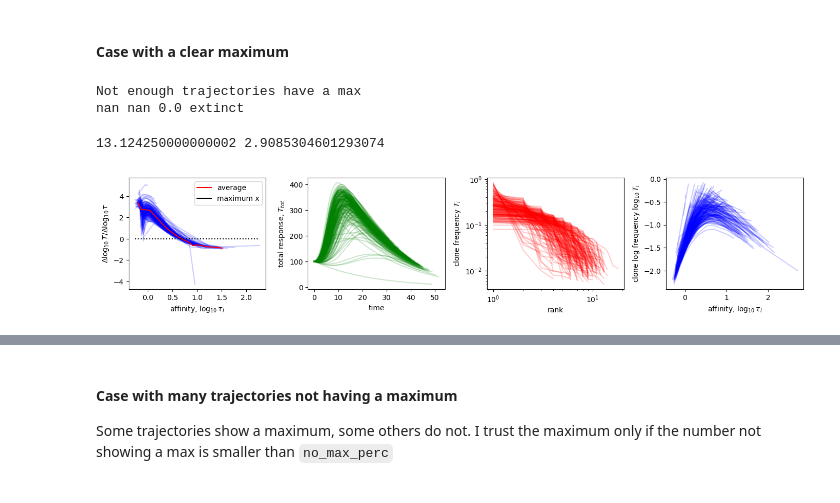
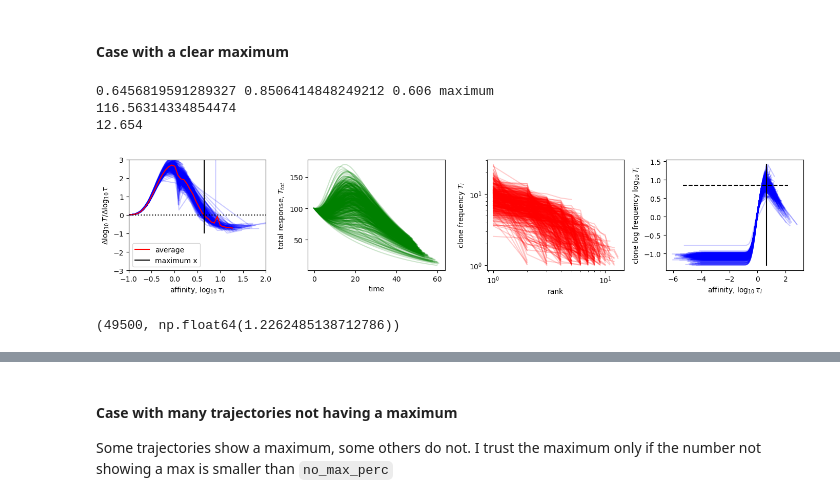
Before and after one commit to statbiophys/TT-inhibition, a Jupyter notebook: phase_diagram_procedure.ipynb, the cells around one changed output, grey strips where cells are left out. Drawn from its saved outputs; the diff is of its cells as text; code cells hidden in the pictures.

Commit message:
computing time of peak and improving max detection

```diff
--- a/phase_diagram_procedure.ipynb
+++ b/phase_diagram_procedure.ipynb
@@ -115,7 +114,7 @@ def evaluate_max_result(x_max, n_x_max, no_max_perc, verbose=False):
     return x_max
 
 
-def plot_max_procedure(taus_mat, Tfreqs_mat, x_max, y_max, T_tot, times, smooth_bins=30, xlim=None):
+def plot_max_procedure(taus_mat, Ts_mat, x_max, y_max, T_tot, times, smooth_bins=50, xlim=None):
     """
     Plotting derivatives and logT vs. logtau trajectories with the identified maximum
     """
@@ -129,14 +128,19 @@ def plot_max_procedure(taus_mat, Tfreqs_mat, x_max, y_max, T_tot, times, smooth_
         ax1.set_xlim(xlim)
         ax2.set_xlim(xlim)
 
-    logtaus, logTfreq = [np.log10(t) for t in taus_mat], [np.log10(t) for t in Tfreqs_mat]
+    logtaus, logTfreq = [np.log10(t) for t in taus_mat], [np.log10(t) for t in Ts_mat]
     tau_sort_i = [np.argsort(t) for t in logtaus]
     logtaus = [logtaus[i][tau_sort_i[i]] for i in range(len(logtaus))]
     logTfreq = [logTfreq[i][tau_sort_i[i]] for i in range(len(logTfreq))]
     ders = [(logTfreq[i][1:] - logTfreq[i][:-1]) / (logtaus[i][1:] - logtaus[i][:-1]) for i in range(len(logtaus))]
     mid_logtaus = [(logtaus[i][1:] + logtaus[i][:-1]) / 2.0 for i in range(len(logtaus))]
-    bins = np.linspace(np.min(np.concatenate(mid_logtaus)), np.max(np.concatenate(mid_logtaus)), smooth_bins)
-    smooth_x, smooth_y, _, _ = ut.binning_x(np.concatenate(mid_logtaus), np.concatenate(ders), bins)
+    # Computing the average trajectory
+    all_taus = np.concatenate(mid_logtaus)
+    quantile_mask = all_taus <= np.quantile(all_taus, 0.999)
+    all_taus = all_taus[quantile_mask] # Removing largest bins for outliers
+    all_ders = np.concatenate(ders)[quantile_mask]
+    bins = np.linspace(np.min(all_taus), np.max(all_taus), smooth_bins)
+    smooth_x, smooth_y, _, _ = ut.binning_x(all_taus, all_ders, bins)
 
     for r in range(R):
         ax1.plot(mid_logtaus[r], ders[r], c='b', alpha=0.2)
@@ -165,30 +169,30 @@ def plot_max_procedure(taus_mat, Tfreqs_mat, x_max, y_max, T_tot, times, smooth_
     ax4.set_xscale('log')
     ax4.set_yscale('log')
     for r in range(R):
-        sort_ids = np.argsort(Tfreqs_mat[r])[::-1]
-        ax4.plot(np.arange(len(Tfreqs_mat[r]))+1, Tfreqs_mat[r][sort_ids], c='r', alpha=0.2)
+        mask = Ts_mat[r] >= 1.0
+        sort_ids = np.argsort(Ts_mat[r][mask])[::-1]
+        ax4.plot(np.arange(len(Ts_mat[r][mask]))+1, Ts_mat[r][mask][sort_ids], c='r', alpha=0.2)
 
     return ax1, ax2, ax3, ax4
 # %% [markdown]
 #### Case with a clear maximum
 # %%
-R = 200
-taus_mat, Tfreqs_mat, T_tot_mat, times_mat = ut_pd.generate_ensamble(R, tau_samp, t_steps, dt, traj_steps, theta, alpha0=1e-4, beta0=1)
-x_max, y_max, n_x_max, outcome = ut_pd.find_max(taus_mat, Tfreqs_mat)
+R = 500
+taus_mat, Ts_mat, T_tot_mat, times_mat = ut_pd.generate_ensamble(R, tau_samp, t_steps, dt, traj_steps, theta, alpha0=10**(-4), beta0=10**(-0.33))
+x_max, y_max, n_x_max, outcome = ut_pd.find_max(taus_mat, Ts_mat, smooth_bins=100, quantile_taus=0.999)
 
-x_max = evaluate_max_result(x_max, n_x_max, no_max_perc, verbose=True)
+#x_max = evaluate_max_result(x_max, n_x_max, no_max_perc, verbose=True)
 print(x_max, y_max, n_x_max/R, outcome)
+print(np.mean([np.max(Ttot) for Ttot in T_tot_mat]))
+print(np.mean([times_mat[r][np.argmax(T_tot_mat[r])] for r in range(R)]))
 # %% [output]
-Not enough trajectories have a max
-nan nan 0.0 extinct
+0.6456819591289327 0.8506414848249212 0.606 maximum
+116.56314334854474
+12.654
-# %%
-i_T_max = np.array([np.argmax(T_tot) for T_tot in T_tot_mat])
-t_T_max = np.array([times_mat[i][i_T_max[i]] for i in range(R)])
-print(np.mean(t_T_max), np.std(t_T_max))
-# %% [output]
-13.124250000000002 2.9085304601293074
 # %%
-axs = plot_max_procedure(taus_mat, Tfreqs_mat, x_max, y_max, T_tot_mat, times_mat)
+axs = plot_max_procedure(taus_mat, Ts_mat, x_max, y_max, T_tot_mat, times_mat, smooth_bins=100)
+axs[0].set_ylim(-3,3)
+axs[0].set_xlim(-1,2)
 plt.tight_layout()
 # %% [output]
-[figure, old version]
+[figure, new version]
@@ -194,0 +212,4 @@ plt.tight_layout()
+# %%
+len(np.concatenate(mid_logtaus)), np.quantile(np.concatenate(mid_logtaus), 0.999)
+# %% [output]
+(49500, np.float64(1.2262485138712786))
```
Also changed, not shown: parts of 9 cells of this notebook, 18 other files.
